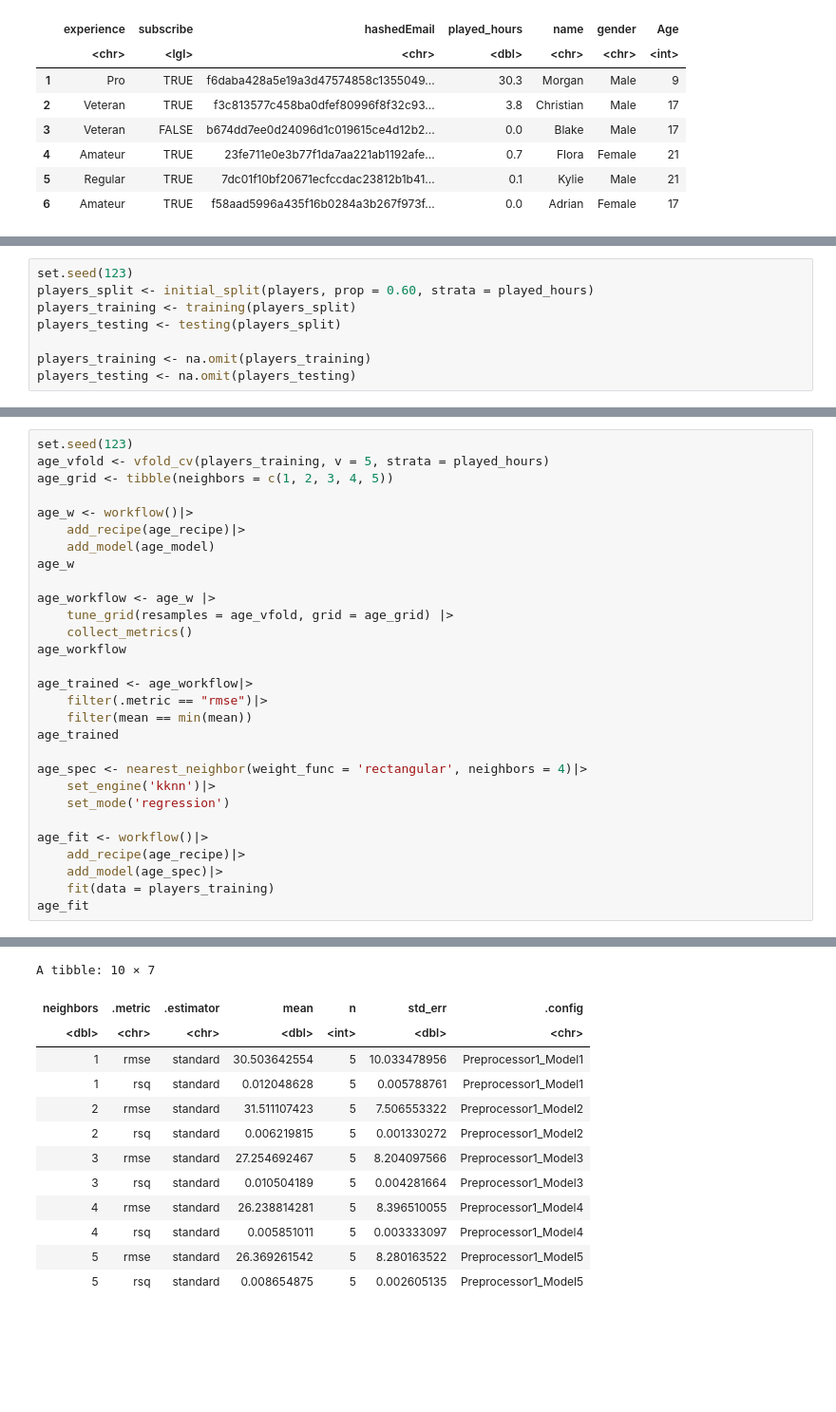
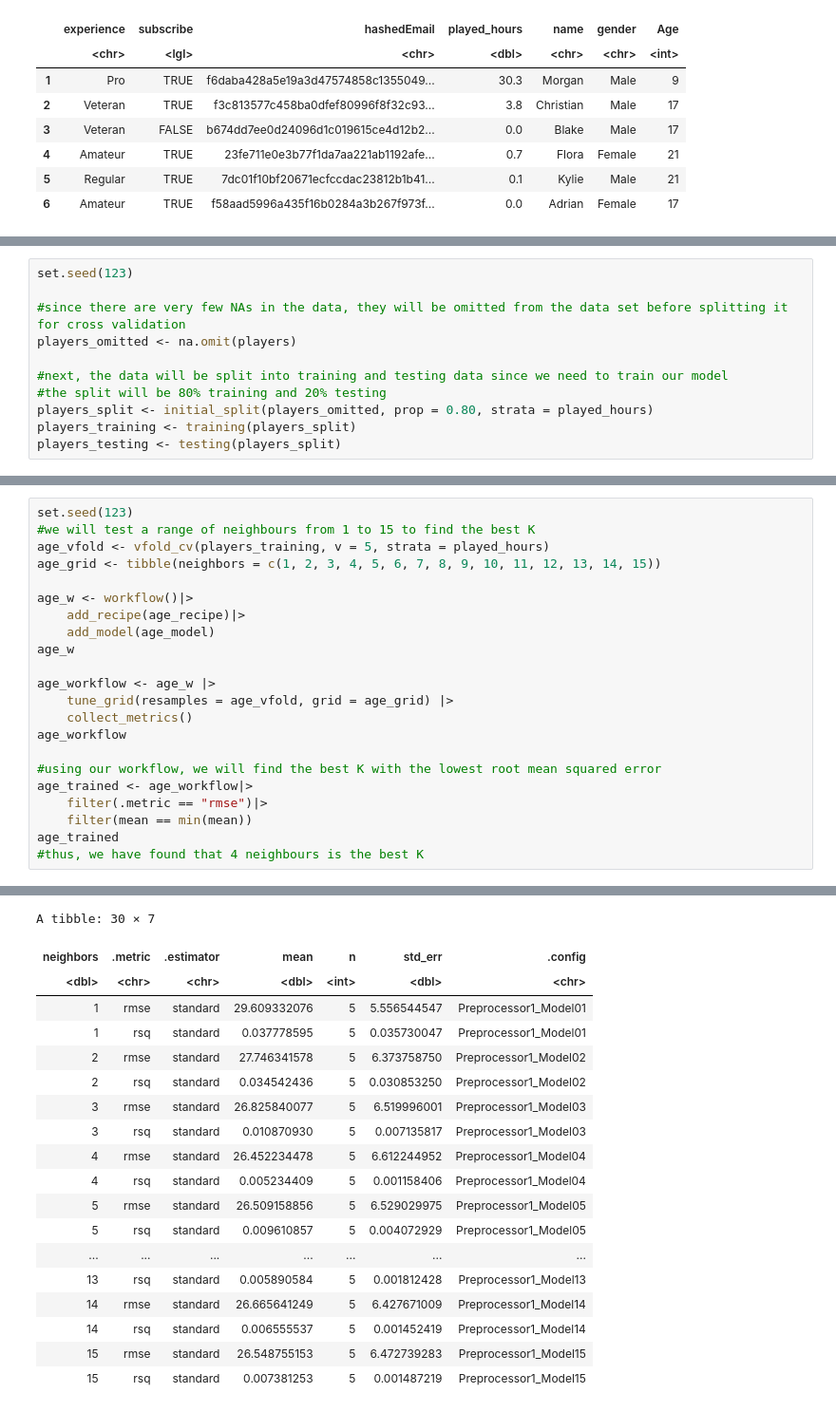
Before and after one commit to Alexis-Jang/Group7-DSCI100project, a Jupyter notebook: Actual Project.ipynb, the cells around one changed output, grey strips where cells are left out. Shown at 95% size. Cells and saved outputs as stored; diff of their text form; blank space fills up the shorter version.

```diff
--- a/Actual Project.ipynb
+++ b/Actual Project.ipynb
@@ -90,11 +78,14 @@ A data.frame: 6 × 2
 | 6 | 17 | 0.0 |
 # %%
 set.seed(123)
-players_split <- initial_split(players, prop = 0.60, strata = played_hours)
+
+#since there are very few NAs in the data, they will be omitted from the data set before splitting it for cross validation
+players_omitted <- na.omit(players)
+
+#next, the data will be split into training and testing data since we need to train our model
+#the split will be 80% training and 20% testing
+players_split <- initial_split(players_omitted, prop = 0.80, strata = played_hours)
 players_training <- training(players_split)
 players_testing <- testing(players_split)
-
-players_training <- na.omit(players_training)
-players_testing <- na.omit(players_testing)
 # %%
 set.seed(123)
@@ -192,8 +192,9 @@ Main Arguments:
 Computational engine: kknn
 # %%
 set.seed(123)
+#we will test a range of neighbours from 1 to 15 to find the best K
 age_vfold <- vfold_cv(players_training, v = 5, strata = played_hours)
-age_grid <- tibble(neighbors = c(1, 2, 3, 4, 5))
+age_grid <- tibble(neighbors = c(1, 2, 3, 4, 5, 6, 7, 8, 9, 10, 11, 12, 13, 14, 15))
 
 age_w <- workflow()|>
     add_recipe(age_recipe)|>
@@ -203,54 +204,52 @@ age_w
 age_workflow <- age_w |>
     tune_grid(resamples = age_vfold, grid = age_grid) |>
     collect_metrics()
 age_workflow
 
+#using our workflow, we will find the best K with the lowest root mean squared error
 age_trained <- age_workflow|>
     filter(.metric == "rmse")|>
     filter(mean == min(mean))
 age_trained
-
-age_spec <- nearest_neighbor(weight_func = 'rectangular', neighbors = 4)|>
-    set_engine('kknn')|>
-    set_mode('regression')
-
-age_fit <- workflow()|>
-    add_recipe(age_recipe)|>
-    add_model(age_spec)|>
-    fit(data = players_training)
-age_fit
+#thus, we have found that 4 neighbours is the best K
 # %% [output]
 ══ Workflow ════════════════════════════════════════════════════════════════════
 Preprocessor: Recipe
 Model: nearest_neighbor()
 
 ── Preprocessor ────────────────────────────────────────────────────────────────
 2 Recipe Steps
 
 • step_center()
 • step_scale()
 
 ── Model ───────────────────────────────────────────────────────────────────────
 K-Nearest Neighbor Model Specification (regression)
 
 Main Arguments:
   neighbors = tune()
   weight_func = rectangular
 
 Computational engine: kknn
-A tibble: 10 × 7
+A tibble: 30 × 7
 | neighbors | .metric | .estimator | mean | n | std_err | .config |
 | <dbl> | <chr> | <chr> | <dbl> | <int> | <dbl> | <chr> |
-| 1 | rmse | standard | 30.503642554 | 5 | 10.033478956 | Preprocessor1_Model1 |
-| 1 | rsq | standard | 0.012048628 | 5 | 0.005788761 | Preprocessor1_Model1 |
-| 2 | rmse | standard | 31.511107423 | 5 | 7.506553322 | Preprocessor1_Model2 |
-| 2 | rsq | standard | 0.006219815 | 5 | 0.001330272 | Preprocessor1_Model2 |
-| 3 | rmse | standard | 27.254692467 | 5 | 8.204097566 | Preprocessor1_Model3 |
-| 3 | rsq | standard | 0.010504189 | 5 | 0.004281664 | Preprocessor1_Model3 |
-| 4 | rmse | standard | 26.238814281 | 5 | 8.396510055 | Preprocessor1_Model4 |
-| 4 | rsq | standard | 0.005851011 | 5 | 0.003333097 | Preprocessor1_Model4 |
-| 5 | rmse | standard | 26.369261542 | 5 | 8.280163522 | Preprocessor1_Model5 |
-| 5 | rsq | standard | 0.008654875 | 5 | 0.002605135 | Preprocessor1_Model5 |
+| 1 | rmse | standard | 29.609332076 | 5 | 5.556544547 | Preprocessor1_Model01 |
+| 1 | rsq | standard | 0.037778595 | 5 | 0.035730047 | Preprocessor1_Model01 |
+| 2 | rmse | standard | 27.746341578 | 5 | 6.373758750 | Preprocessor1_Model02 |
+| 2 | rsq | standard | 0.034542436 | 5 | 0.030853250 | Preprocessor1_Model02 |
+| 3 | rmse | standard | 26.825840077 | 5 | 6.519996001 | Preprocessor1_Model03 |
+| 3 | rsq | standard | 0.010870930 | 5 | 0.007135817 | Preprocessor1_Model03 |
+| 4 | rmse | standard | 26.452234478 | 5 | 6.612244952 | Preprocessor1_Model04 |
+| 4 | rsq | standard | 0.005234409 | 5 | 0.001158406 | Preprocessor1_Model04 |
+| 5 | rmse | standard | 26.509158856 | 5 | 6.529029975 | Preprocessor1_Model05 |
+| 5 | rsq | standard | 0.009610857 | 5 | 0.004072929 | Preprocessor1_Model05 |
+| ... | ... | ... | ... | ... | ... | ... |
+| 13 | rsq | standard | 0.005890584 | 5 | 0.001812428 | Preprocessor1_Model13 |
+| 14 | rmse | standard | 26.665641249 | 5 | 6.427671009 | Preprocessor1_Model14 |
+| 14 | rsq | standard | 0.006555537 | 5 | 0.001452419 | Preprocessor1_Model14 |
+| 15 | rmse | standard | 26.548755153 | 5 | 6.472739283 | Preprocessor1_Model15 |
+| 15 | rsq | standard | 0.007381253 | 5 | 0.001487219 | Preprocessor1_Model15 |
 A tibble: 1 × 7
 | neighbors | .metric | .estimator | mean | n | std_err | .config |
 | <dbl> | <chr> | <chr> | <dbl> | <int> | <dbl> | <chr> |
```
Also changed, not shown: parts of 12 cells of this notebook.
